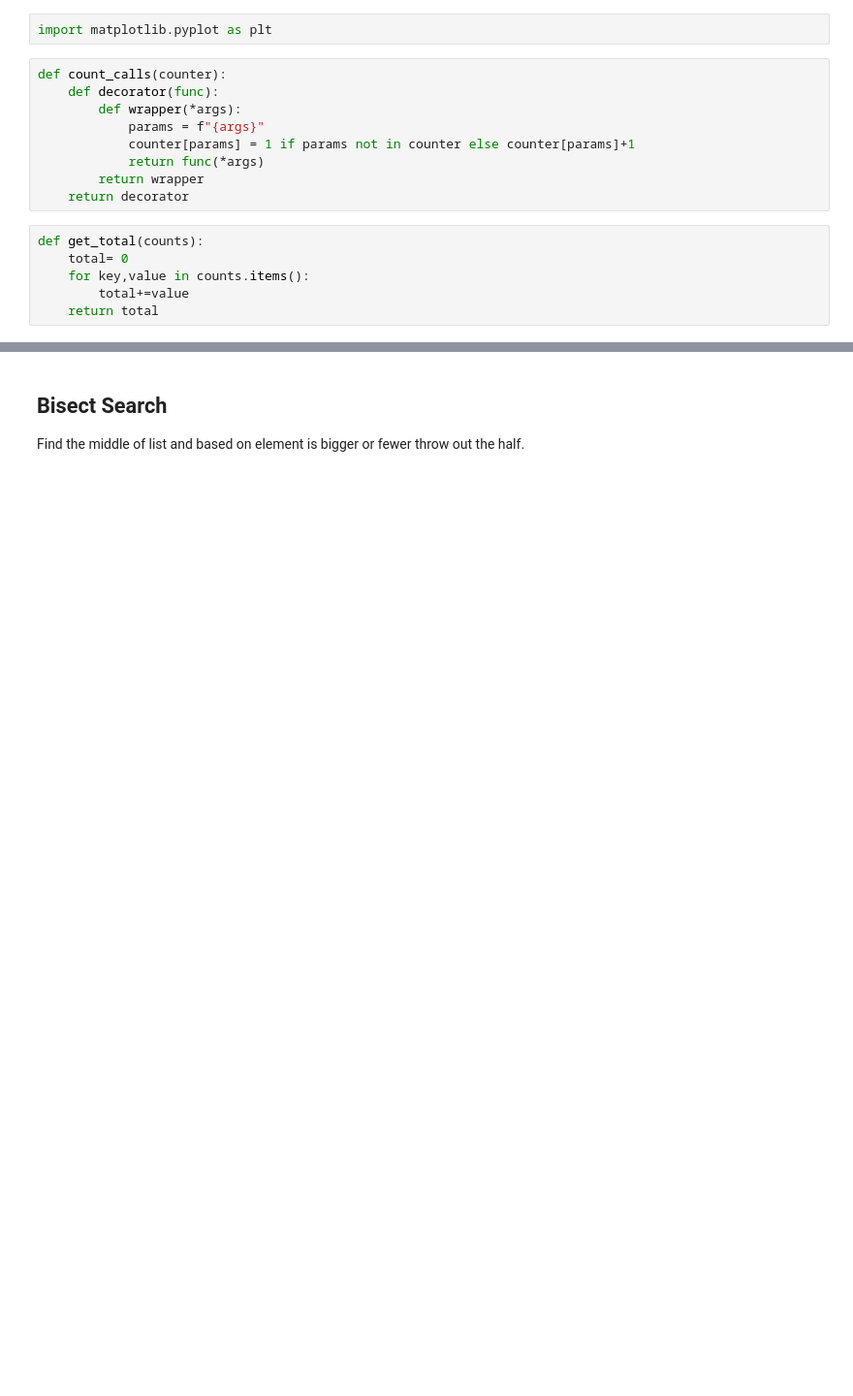
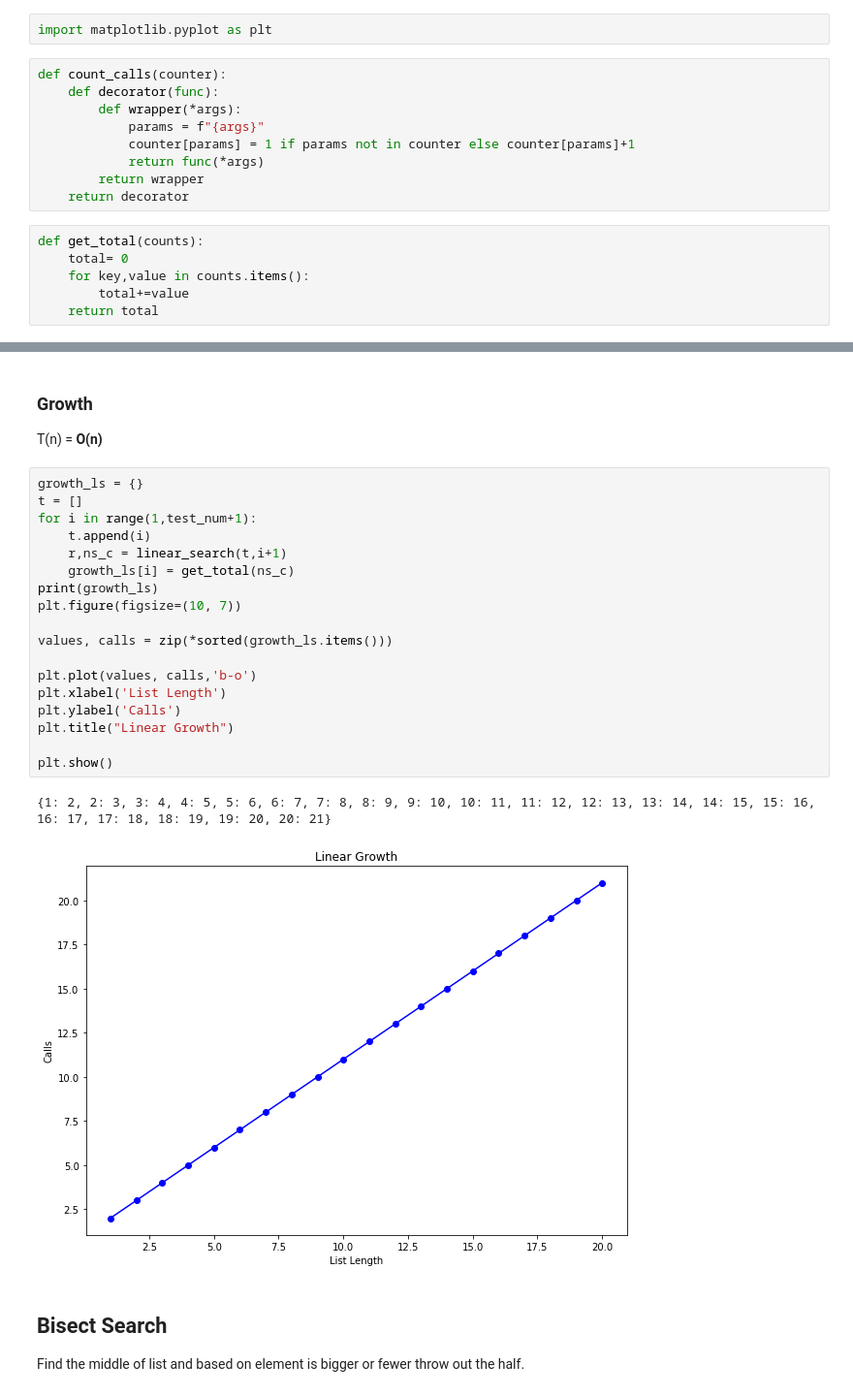
Before and after one commit to Hame-daani/Algorithms, a Jupyter notebook: Divide_and_Conqure/Search/Search.ipynb, the cells around one changed output, grey strips where cells are left out. Shown: that part at 97% size. Saved outputs shown, nothing was run; the diff lists cells and outputs as text; blank space fills up the shorter version.

```diff
--- a/Divide_and_Conqure/Search/Search.ipynb
+++ b/Divide_and_Conqure/Search/Search.ipynb
@@ -40,3 +46,28 @@ def normal_search(L,e):
+# %% [markdown]
+### Growth
+
+T(n) = **O(n)**
+# %%
+growth_ls = {}
+t = []
+for i in range(1,test_num+1):
+    t.append(i)
+    r,ns_c = linear_search(t,i+1)
+    growth_ls[i] = get_total(ns_c)
+print(growth_ls)
+plt.figure(figsize=(10, 7))
+
+values, calls = zip(*sorted(growth_ls.items()))
+
+plt.plot(values, calls,'b-o')
+plt.xlabel('List Length')
+plt.ylabel('Calls')
+plt.title("Linear Growth")
+
+plt.show()
+# %% [output]
+{1: 2, 2: 3, 3: 4, 4: 5, 5: 6, 6: 7, 7: 8, 8: 9, 9: 10, 10: 11, 11: 12, 12: 13, 13: 14, 14: 15, 15: 16, 16: 17, 17: 18, 18: 19, 19: 20, 20: 21}
+[figure, added]
 # %% [markdown]
 ## Bisect Search
 
```
Also changed, not shown: parts of 11 cells of this notebook, 5 other files.
